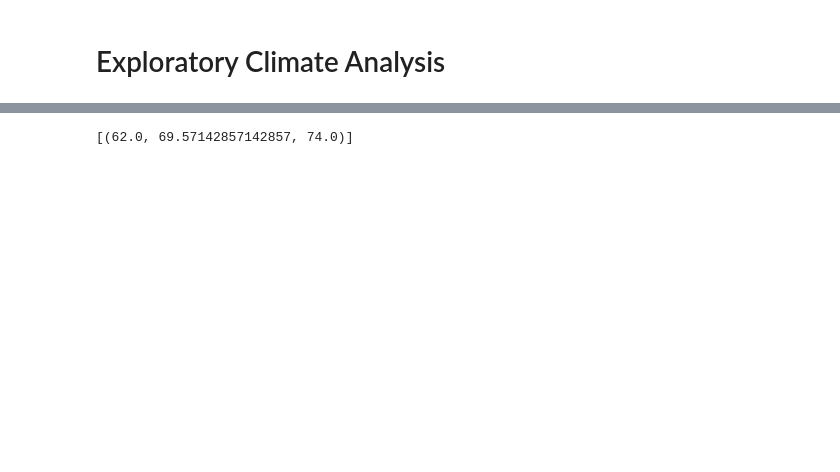
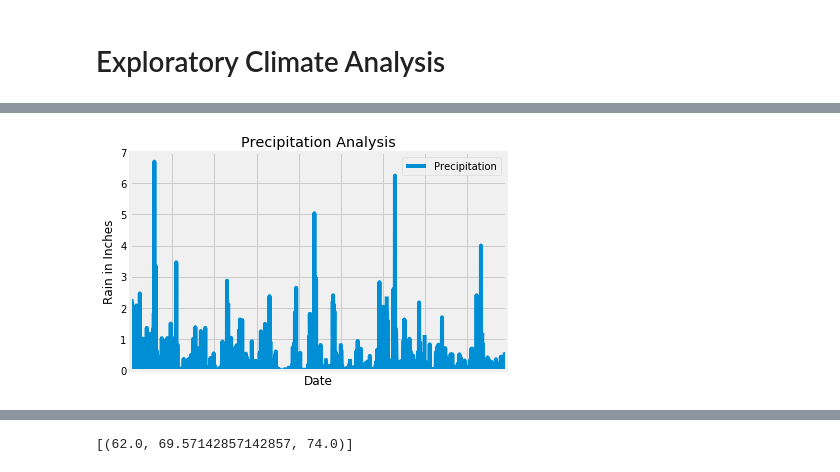
Before and after one commit to heathersaul-nos3lf/sqlalchemy-challenge, a Jupyter notebook: Instructions/climate_HW.ipynb, the cells around one changed output, grey strips where cells are left out. Drawn from its saved outputs; the diff is of its cells as text; code cells hidden in the pictures; blank space fills up the shorter version.

```diff
--- a/Instructions/climate_HW.ipynb
+++ b/Instructions/climate_HW.ipynb
@@ -58,0 +78,11 @@ SyntaxError: unexpected character after line continuation character (<ipython-in
+# %%
+df.plot()
+plt.ylim(0,7)
+plt.xlabel("Date")
+plt.ylabel("Rain in Inches")
+plt.title("Precipitation Analysis")
+plt.legend(["Precipitation"])
+plt.xticks(visible=False)
+plt.show()
+# %% [output]
+[figure, added]
```
Also changed, not shown: parts of 24 cells of this notebook.
